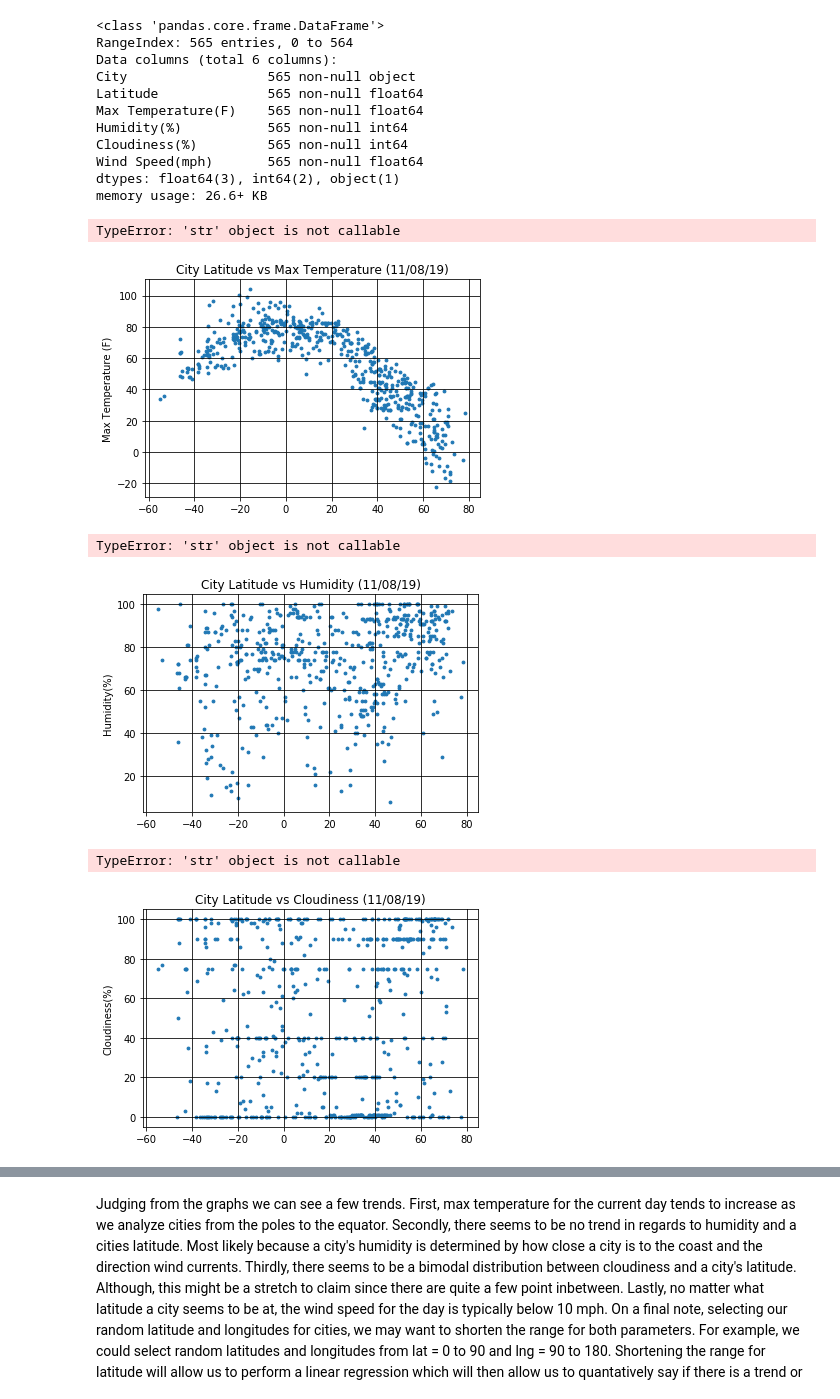
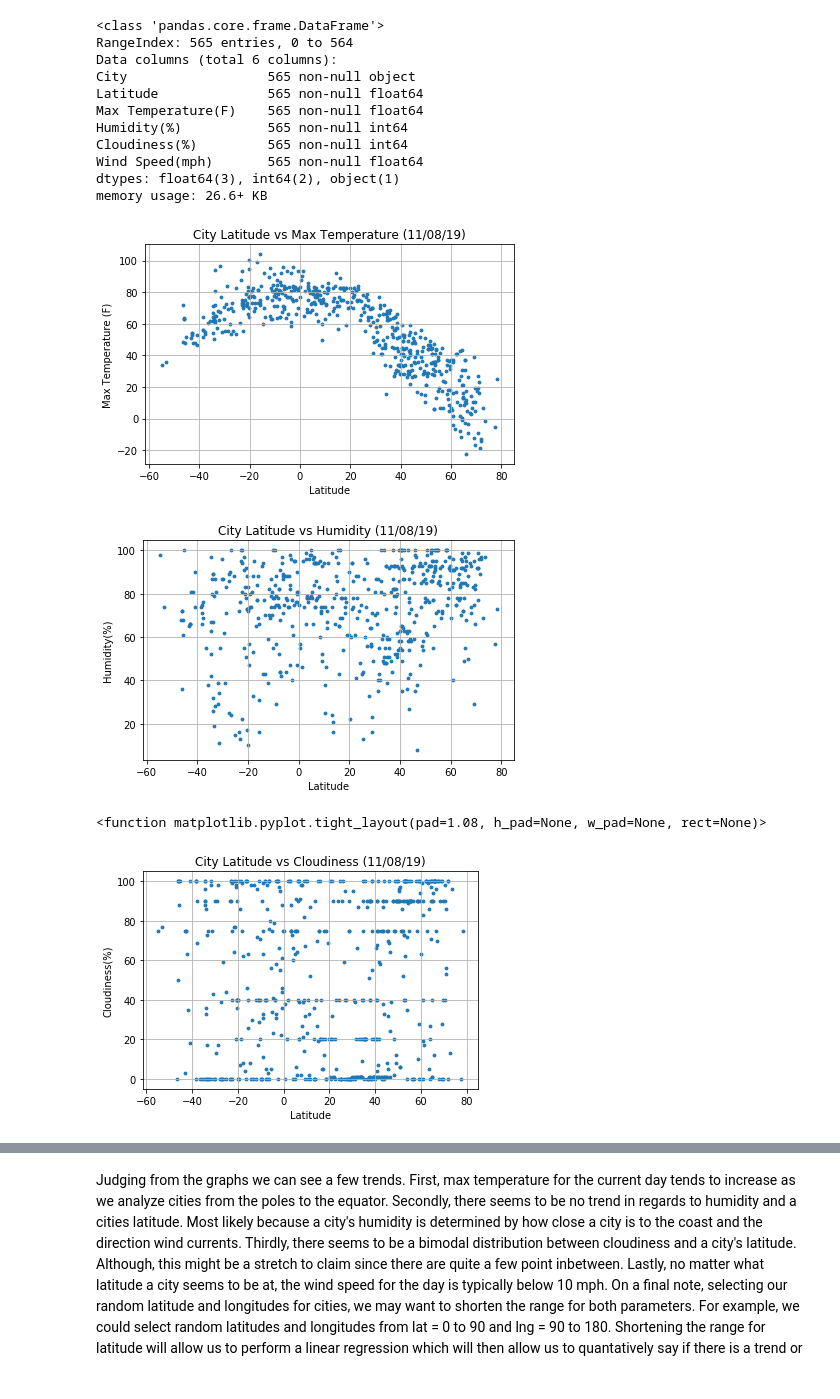
Before and after one commit to philipayazi/python-APIs-challenge, a Jupyter notebook: WeatherPy.ipynb, the cells around one changed output, grey strips where cells are left out. Cells and saved outputs as stored; diff of their text form; code cells hidden in the pictures.

```diff
--- a/WeatherPy.ipynb
+++ b/WeatherPy.ipynb
@@ -186,57 +188,58 @@ dtypes: float64(3), int64(2), object(1)
 memory usage: 26.6+ KB
 # %%
 # Create scatter plot of temperarture vs latitude
+fig, ax1 = plt.subplots()
 
-
-
-plt.scatter(weather_df['Latitude'], weather_df['Max Temperature(F)'], s=8)
-plt.title('City Latitude vs Max Temperature (11/08/19)')
-plt.ylabel('Max Temperature (F)')
-plt.grid(c='black')
-plt.xlabel('Latitude')
+ax1.scatter(weather_df['Latitude'], weather_df['Max Temperature(F)'], s=8)
+ax1.set_title('City Latitude vs Max Temperature (11/08/19)')
+ax1.set_ylabel('Max Temperature (F)')
+plt.grid()
+ax1.set_xlabel('Latitude')
 
 
 
 
-
-plt.tight_layout
+plt.tight_layout()
+fig.savefig('TempVsLatPlot.png')
 # %% [output]
-TypeError: 'str' object is not callable
-[figure, old version]
+[figure, new version]
 # %%
 # Create scatter plot of humidity vs latitude
+fig, ax2 = plt.subplots()
 
 
 
-plt.scatter(weather_df['Latitude'], weather_df['Humidity(%)'], s=8)
-plt.title('City Latitude vs Humidity (11/08/19)')
-plt.ylabel('Humidity(%)')
-plt.grid(c='black')
-plt.xlabel('Latitude')
+ax2.scatter(weather_df['Latitude'], weather_df['Humidity(%)'], s=8)
+ax2.set_title('City Latitude vs Humidity (11/08/19)')
+ax2.set_ylabel('Humidity(%)')
+plt.grid()
+ax2.set_xlabel('Latitude')
 
 
 
 
+fig.savefig('HumidityVsLatPlot.png')
 
-plt.tight_layout
+plt.tight_layout()
 # %% [output]
-TypeError: 'str' object is not callable
-[figure, old version]
+[figure, new version]
 # %%
 # Create Scatter Plot of Cloudiness vs Latitude
+fig, ax3 = plt.subplots()
 
-plt.scatter(weather_df['Latitude'], weather_df['Cloudiness(%)'], s=8)
-plt.title('City Latitude vs Cloudiness (11/08/19)')
-plt.ylabel('Cloudiness(%)')
-plt.grid(c='black')
-plt.xlabel('Latitude')
+ax3.scatter(weather_df['Latitude'], weather_df['Cloudiness(%)'], s=8)
+ax3.set_title('City Latitude vs Cloudiness (11/08/19)')
+ax3.set_ylabel('Cloudiness(%)')
+plt.grid()
+ax3.set_xlabel('Latitude')
 
 
 
 
+fig.savefig('CloudinessVsLatPlot.png')
 
 plt.tight_layout
 # %% [output]
-TypeError: 'str' object is not callable
+<function matplotlib.pyplot.tight_layout(pad=1.08, h_pad=None, w_pad=None, rect=None)>
-[figure, old version]
+[figure, new version]
 # %%
```
Also changed, not shown: parts of 2 cells of this notebook, 5 other files.
